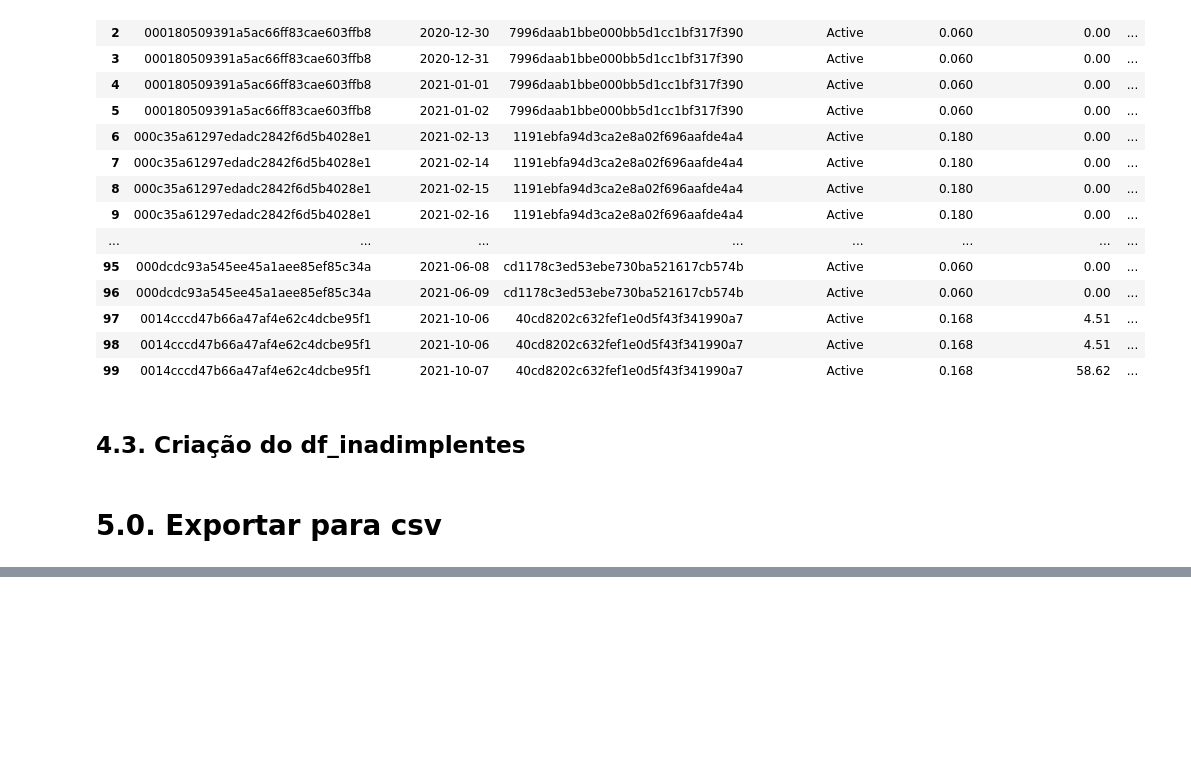
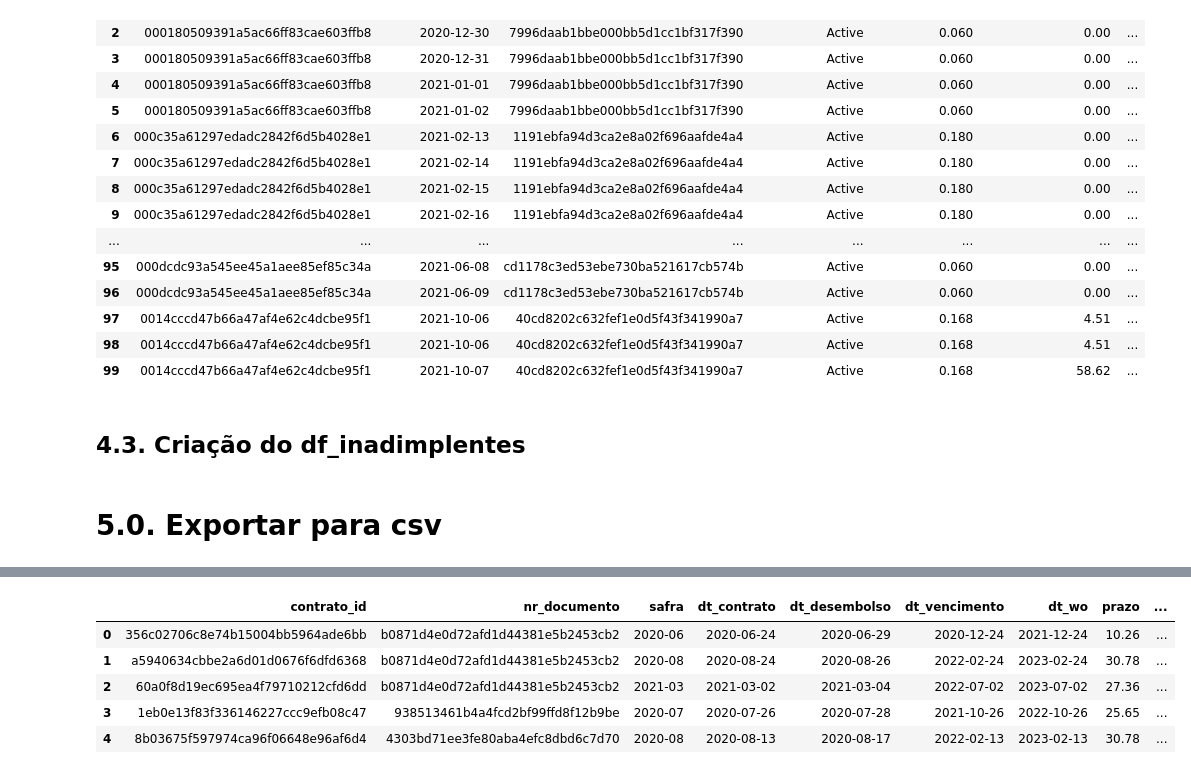
Before and after one commit to heitorfe/data_challenge_stone, a Jupyter notebook: notebooks/Dataframes.ipynb, the cells around one changed output, grey strips where cells are left out. Drawn from its saved outputs; the diff is of its cells as text; code cells hidden in the pictures; blank space fills up the shorter version.

```diff
--- a/notebooks/Dataframes.ipynb
+++ b/notebooks/Dataframes.ipynb
@@ -32,6 +37,7 @@ def descrever(df):
     return metricas
 
 pd.set_option('display.max_rows', 500)
+pd.set_option('display.max_columns', 30)
 # %% [markdown]
 ## 0.2. Load original datasets
 # %%
@@ -362,0 +380,9 @@ df_inadimplentes = df_contrato[df_contrato['status_contrato']!='Settled']
+# %%
+df_contrato.head()
+# %% [output]
+|  | contrato_id | nr_documento | safra | dt_contrato | dt_desembolso | dt_vencimento | dt_wo | prazo | ... |
+| 0 | 356c02706c8e74b15004bb5964ade6bb | b0871d4e0d72afd1d44381e5b2453cb2 | 2020-06 | 2020-06-24 | 2020-06-29 | 2020-12-24 | 2021-12-24 | 10.26 | ... |
+| 1 | a5940634cbbe2a6d01d0676f6dfd6368 | b0871d4e0d72afd1d44381e5b2453cb2 | 2020-08 | 2020-08-24 | 2020-08-26 | 2022-02-24 | 2023-02-24 | 30.78 | ... |
+| 2 | 60a0f8d19ec695ea4f79710212cfd6dd | b0871d4e0d72afd1d44381e5b2453cb2 | 2021-03 | 2021-03-02 | 2021-03-04 | 2022-07-02 | 2023-07-02 | 27.36 | ... |
+| 3 | 1eb0e13f83f336146227ccc9efb08c47 | 938513461b4a4fcd2bf99ffd8f12b9be | 2020-07 | 2020-07-26 | 2020-07-28 | 2021-10-26 | 2022-10-26 | 25.65 | ... |
+| 4 | 8b03675f597974ca96f06648e96af6d4 | 4303bd71ee3fe80aba4efc8dbd6c7d70 | 2020-08 | 2020-08-13 | 2020-08-17 | 2022-02-13 | 2023-02-13 | 30.78 | ... |
```
Also changed, not shown: parts of 10 cells of this notebook.
